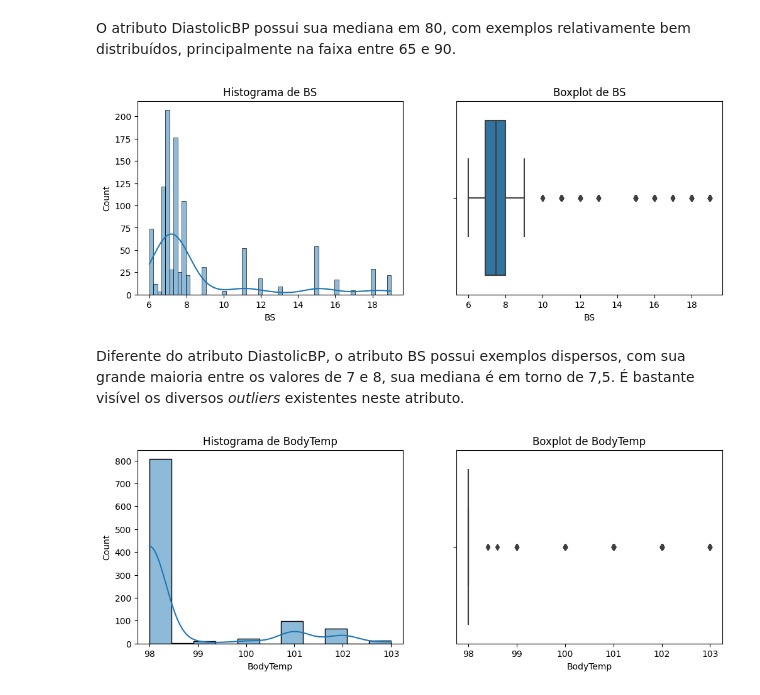
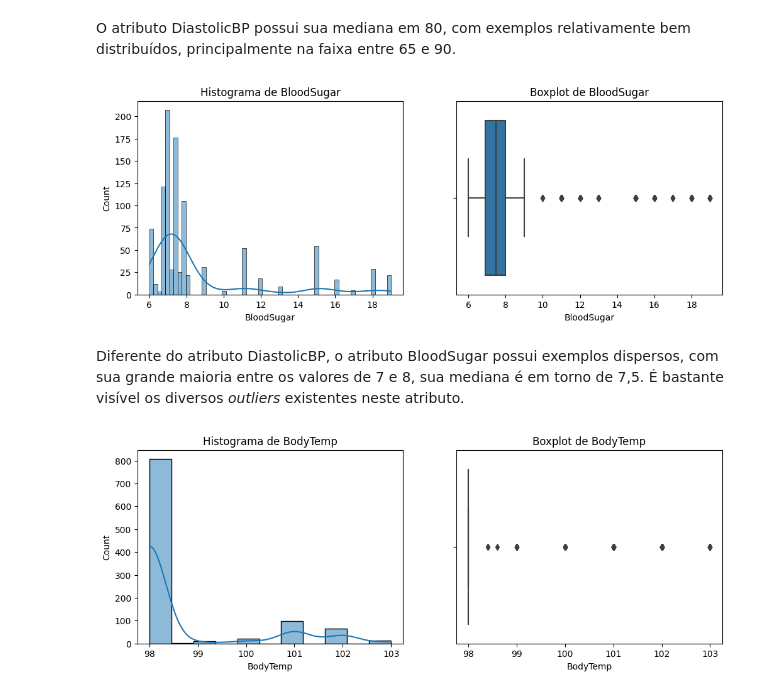
Before and after one commit to jo-alves01/rna-aa3, a Jupyter notebook: rna_mhr.ipynb, the cells around one changed output. Drawn from its saved outputs; the diff is of its cells as text; code cells hidden in the pictures.

```diff
--- a/rna_mhr.ipynb
+++ b/rna_mhr.ipynb
@@ -179,10 +190,10 @@ plot_hist_box(data, 'DiastolicBP')
 [figure]
 # %% [markdown]
 O atributo DiastolicBP possui sua mediana em 80, com exemplos relativamente bem distribuídos, principalmente na faixa entre 65 e 90.
-# %%
-plot_hist_box(data, 'BS')
-# %% [output]
-[figure, removed]
+# %%
+plot_hist_box(mhr_dataset_base, 'BloodSugar')
+# %% [output]
+[figure, added]
 # %% [markdown]
-Diferente do atributo DiastolicBP, o atributo BS possui exemplos dispersos, com sua grande maioria entre os valores de 7 e 8, sua mediana é em torno de 7,5. É bastante visível os diversos *outliers* existentes neste atributo.
+Diferente do atributo DiastolicBP, o atributo BloodSugar possui exemplos dispersos, com sua grande maioria entre os valores de 7 e 8, sua mediana é em torno de 7,5. É bastante visível os diversos *outliers* existentes neste atributo.
 # %%
```
Also changed, not shown: parts of 22 cells of this notebook.
